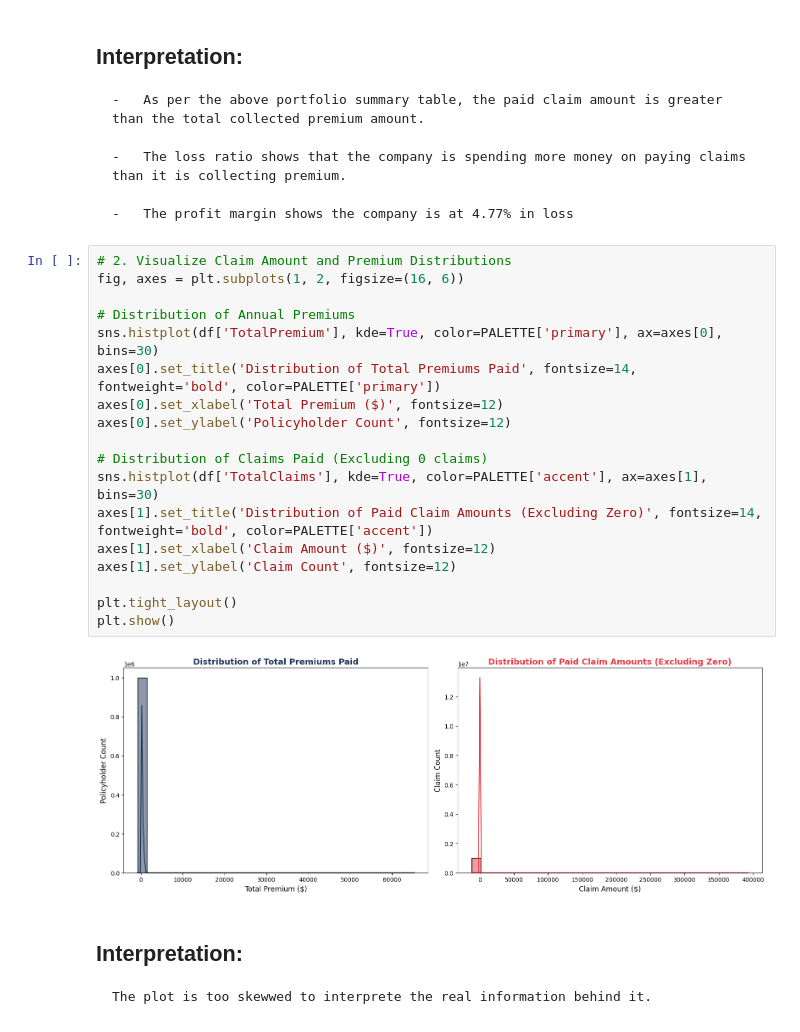
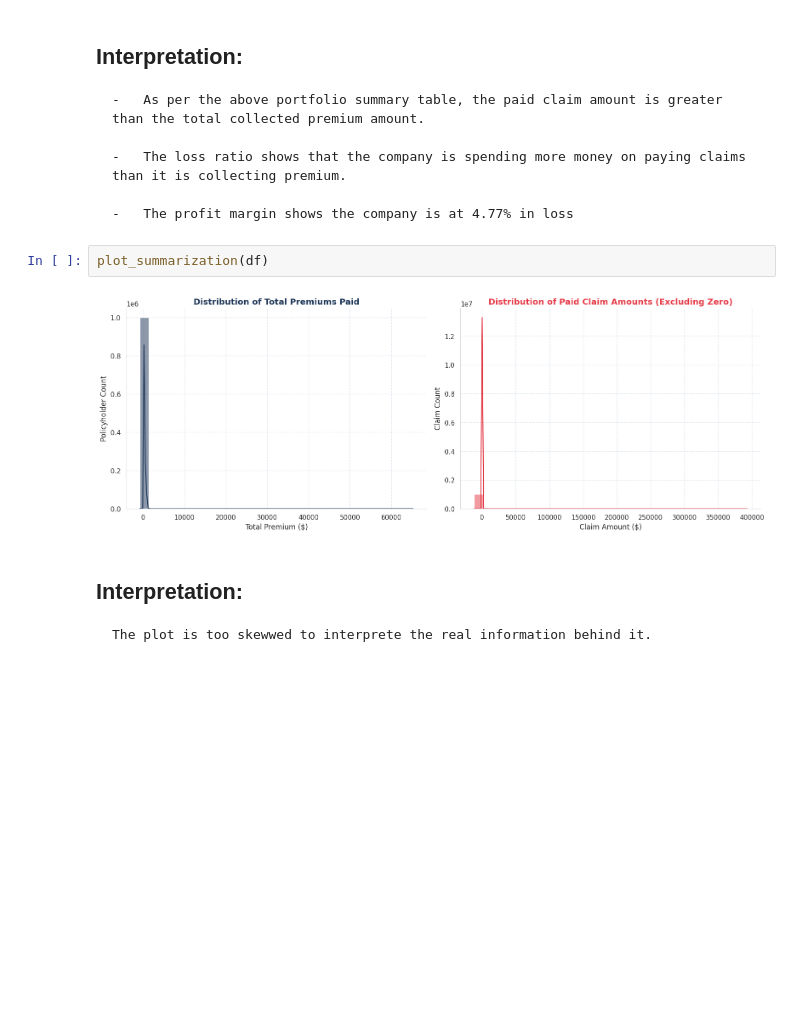
Before and after one commit to Rakeb-sys/insurance-risk-analytics, a Jupyter notebook: notebooks/insurance_risk_analytics_eda.ipynb, the cells around one changed output. Drawn from its saved outputs; the diff is of its cells as text; blank space fills up the shorter version.

```diff
--- a/notebooks/insurance_risk_analytics_eda.ipynb
+++ b/notebooks/insurance_risk_analytics_eda.ipynb
@@ -264,26 +252,10 @@ metrics_df
     -   The loss ratio shows that the company is spending more money on paying claims than it is collecting premium.
 
     -   The profit margin shows the company is at 4.77% in loss
-# %%
-# 2. Visualize Claim Amount and Premium Distributions
-fig, axes = plt.subplots(1, 2, figsize=(16, 6))
-
-# Distribution of Annual Premiums
-sns.histplot(df['TotalPremium'], kde=True, color=PALETTE['primary'], ax=axes[0], bins=30)
-axes[0].set_title('Distribution of Total Premiums Paid', fontsize=14, fontweight='bold', color=PALETTE['primary'])
-axes[0].set_xlabel('Total Premium ($)', fontsize=12)
-axes[0].set_ylabel('Policyholder Count', fontsize=12)
-
-# Distribution of Claims Paid (Excluding 0 claims)
-sns.histplot(df['TotalClaims'], kde=True, color=PALETTE['accent'], ax=axes[1], bins=30)
-axes[1].set_title('Distribution of Paid Claim Amounts (Excluding Zero)', fontsize=14, fontweight='bold', color=PALETTE['accent'])
-axes[1].set_xlabel('Claim Amount ($)', fontsize=12)
-axes[1].set_ylabel('Claim Count', fontsize=12)
-
-plt.tight_layout()
-plt.show()
-# %% [output]
-[figure, removed]
+# %%
+plot_summarization(df)
+# %% [output]
+[figure, added]
 # %% [markdown]
 ## Interpretation:
 
```
Also changed, not shown: parts of 46 cells of this notebook, 1 other file.
